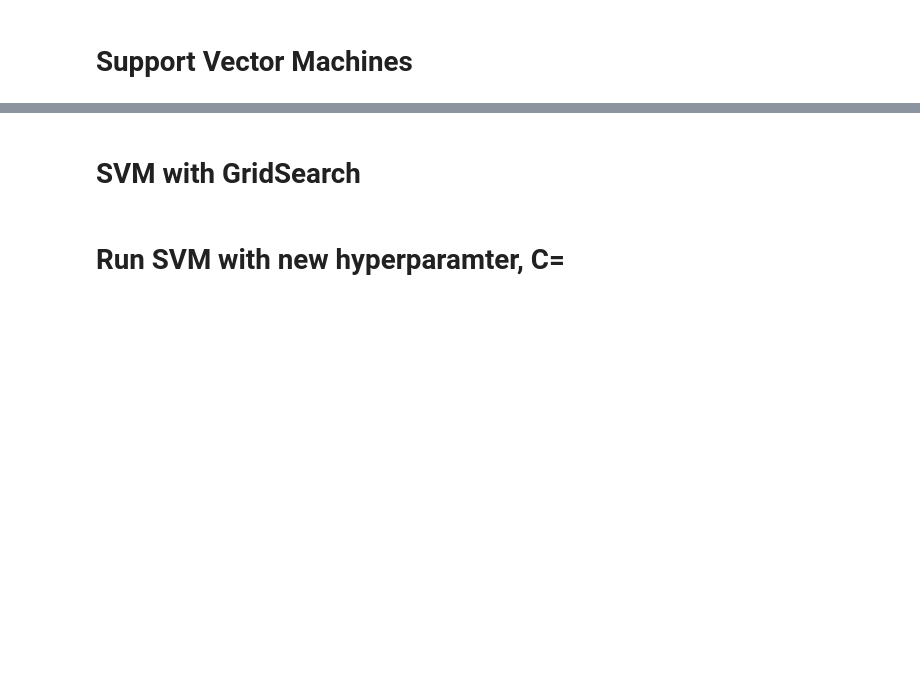
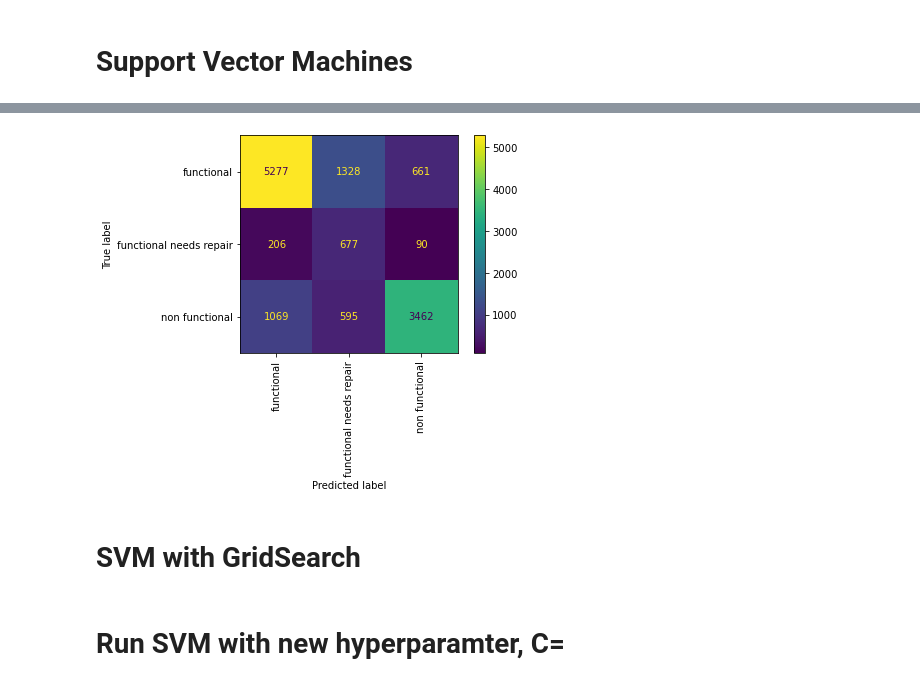
Before and after one commit to fivearm/Phase_3_Project, a Jupyter notebook: Logreg_knn_svm.ipynb, the cells around one changed output, grey strips where cells are left out. Cells and saved outputs as stored; diff of their text form; code cells hidden in the pictures; blank space fills up the shorter version.

```diff
--- a/Logreg_knn_svm.ipynb
+++ b/Logreg_knn_svm.ipynb
@@ -312,3 +369,7 @@ print('Accuracy Score Test:', svm_pipe.score(X_test,y_test))
+# %%
+plot_confusion_matrix(svm_pipe, X_test, y_test, xticks_rotation='vertical');
+# %% [output]
+[figure, added]
 # %% [markdown]
 # SVM with GridSearch
 # %%
```
Also changed, not shown: parts of 13 cells of this notebook.
